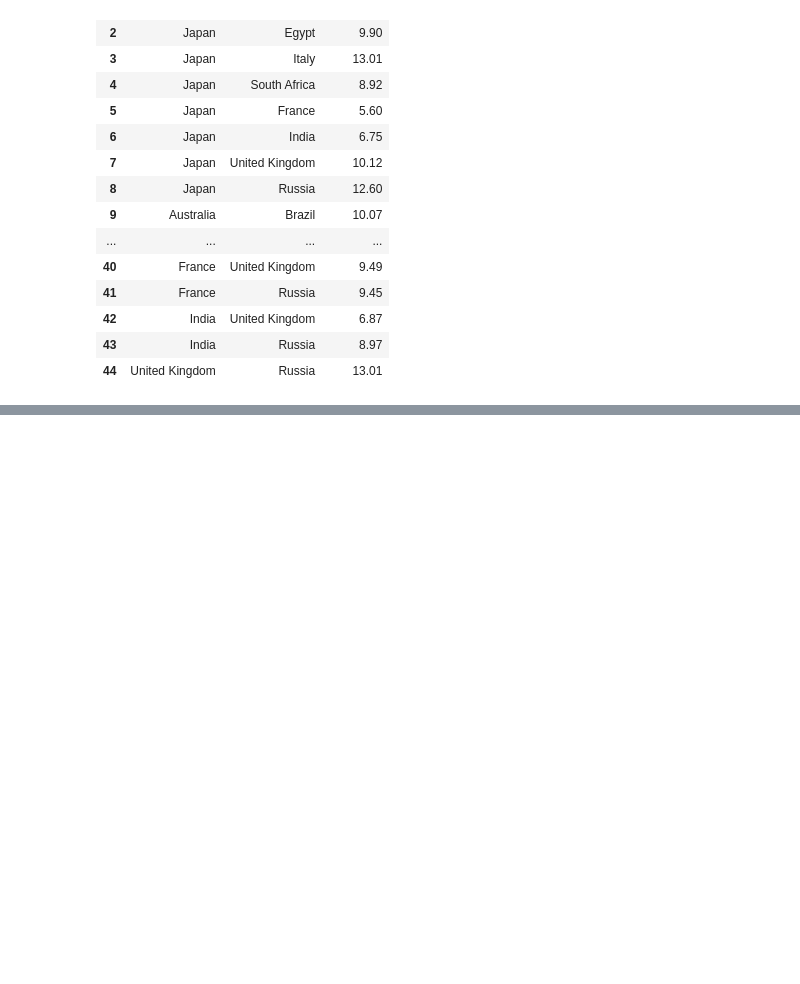
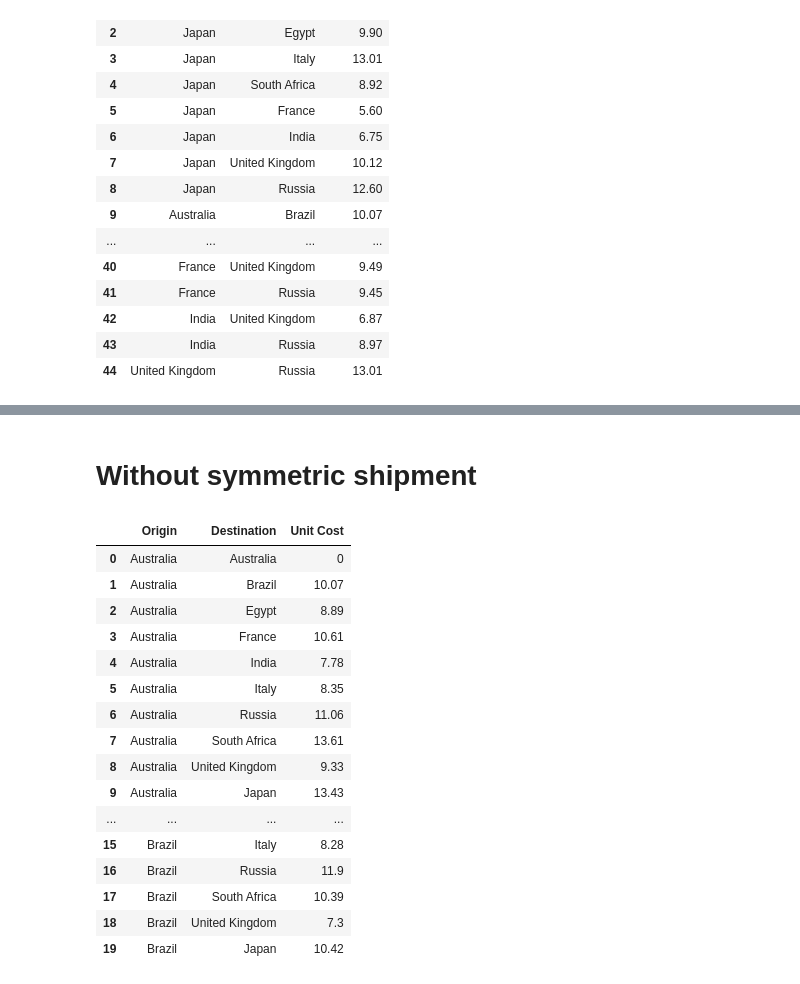
Before and after one commit to AI-neken/AI2S-hackathon, a Jupyter notebook: ex3.ipynb, the cells around one changed output, grey strips where cells are left out. Drawn from its saved outputs; the diff is of its cells as text; code cells hidden in the pictures; blank space fills up the shorter version.

```diff
--- a/ex3.ipynb
+++ b/ex3.ipynb
@@ -165 +198,47 @@ Production Plan:
+# %% [markdown]
+# Without symmetric shipment
+# %%
+import numpy as np
+cost_matrix = df_shipment_cost.pivot_table(index="Origin", columns="Destination", values="Unit Cost")
+
+# Optional: Fill NaN with a value if needed, like 0 or np.inf
+# cost_matrix = cost_matrix.fillna(0)
+cost_matrix.loc["Russia"] = pd.NA
+# insert the Japan column and fill with NA
+cost_matrix.loc[:, "Japan"] = pd.NA
+# Rearange the rows in the order of the columns
+cost_matrix = cost_matrix.reindex(columns=cost_matrix.columns, index=cost_matrix.index)
+# Fill the NAN with infinity
+# cost_matrix = cost_matrix.fillna(float(np.inf))
+# Fill Nan with symmetric values
+cost_matrix = cost_matrix.fillna(cost_matrix.T)
+#print(cost_matrix.columns.values)
+# print(cost_matrix)
+# Fill the elements with same origin and destination by name with zero
+for i in cost_matrix.columns.values:
+	cost_matrix.loc[i, i] = 0
+#print(cost_matrix)
+
+# Rearange to a single dataframe
+cost_matrix = cost_matrix.stack().reset_index()
+cost_matrix.columns = ['Origin', 'Destination', 'Unit Cost']
+cost_matrix.head(20)
+# %% [output]
+|  | Origin | Destination | Unit Cost |
+| 0 | Australia | Australia | 0 |
+| 1 | Australia | Brazil | 10.07 |
+| 2 | Australia | Egypt | 8.89 |
+| 3 | Australia | France | 10.61 |
+| 4 | Australia | India | 7.78 |
+| 5 | Australia | Italy | 8.35 |
+| 6 | Australia | Russia | 11.06 |
+| 7 | Australia | South Africa | 13.61 |
+| 8 | Australia | United Kingdom | 9.33 |
+| 9 | Australia | Japan | 13.43 |
+| ... | ... | ... | ... |
+| 15 | Brazil | Italy | 8.28 |
+| 16 | Brazil | Russia | 11.9 |
+| 17 | Brazil | South Africa | 10.39 |
+| 18 | Brazil | United Kingdom | 7.3 |
+| 19 | Brazil | Japan | 10.42 |
 # %%
```
Also changed, not shown: parts of 8 cells of this notebook, 4 other files.
